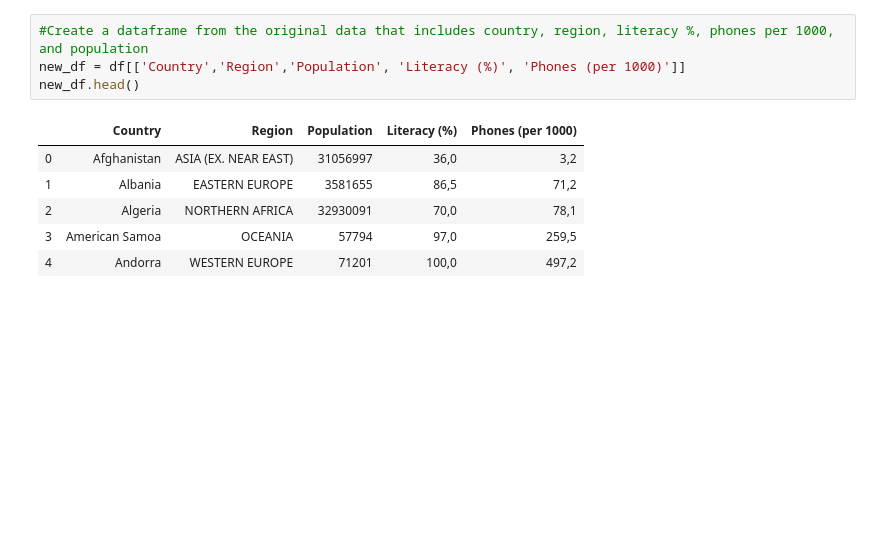
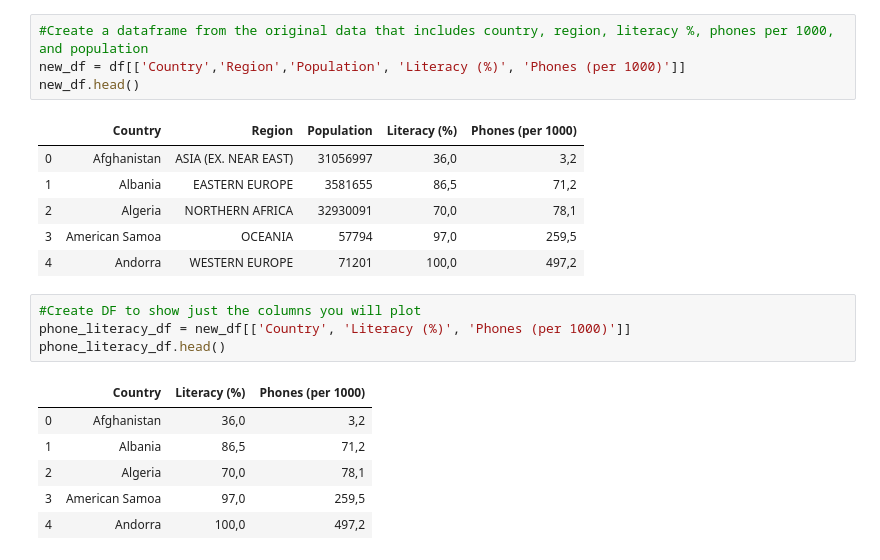
Before and after one commit to juliedundas/Country-Analysis, a Jupyter notebook: Project_1/project_1.ipynb, the cells around one changed output. Saved outputs shown, nothing was run; the diff lists cells and outputs as text; blank space fills up the shorter version.

```diff
--- a/Project_1/project_1.ipynb
+++ b/Project_1/project_1.ipynb
@@ -46,3 +46,14 @@ new_df.head()
 | 2 | Algeria | NORTHERN AFRICA | 32930091 | 70,0 | 78,1 |
 | 3 | American Samoa | OCEANIA | 57794 | 97,0 | 259,5 |
 | 4 | Andorra | WESTERN EUROPE | 71201 | 100,0 | 497,2 |
+# %%
+#Create DF to show just the columns you will plot
+phone_literacy_df = new_df[['Country', 'Literacy (%)', 'Phones (per 1000)']]
+phone_literacy_df.head()
+# %% [output]
+|  | Country | Literacy (%) | Phones (per 1000) |
+| 0 | Afghanistan | 36,0 | 3,2 |
+| 1 | Albania | 86,5 | 71,2 |
+| 2 | Algeria | 70,0 | 78,1 |
+| 3 | American Samoa | 97,0 | 259,5 |
+| 4 | Andorra | 100,0 | 497,2 |
```
Also changed, not shown: parts of 4 cells of this notebook, 1 other file.
